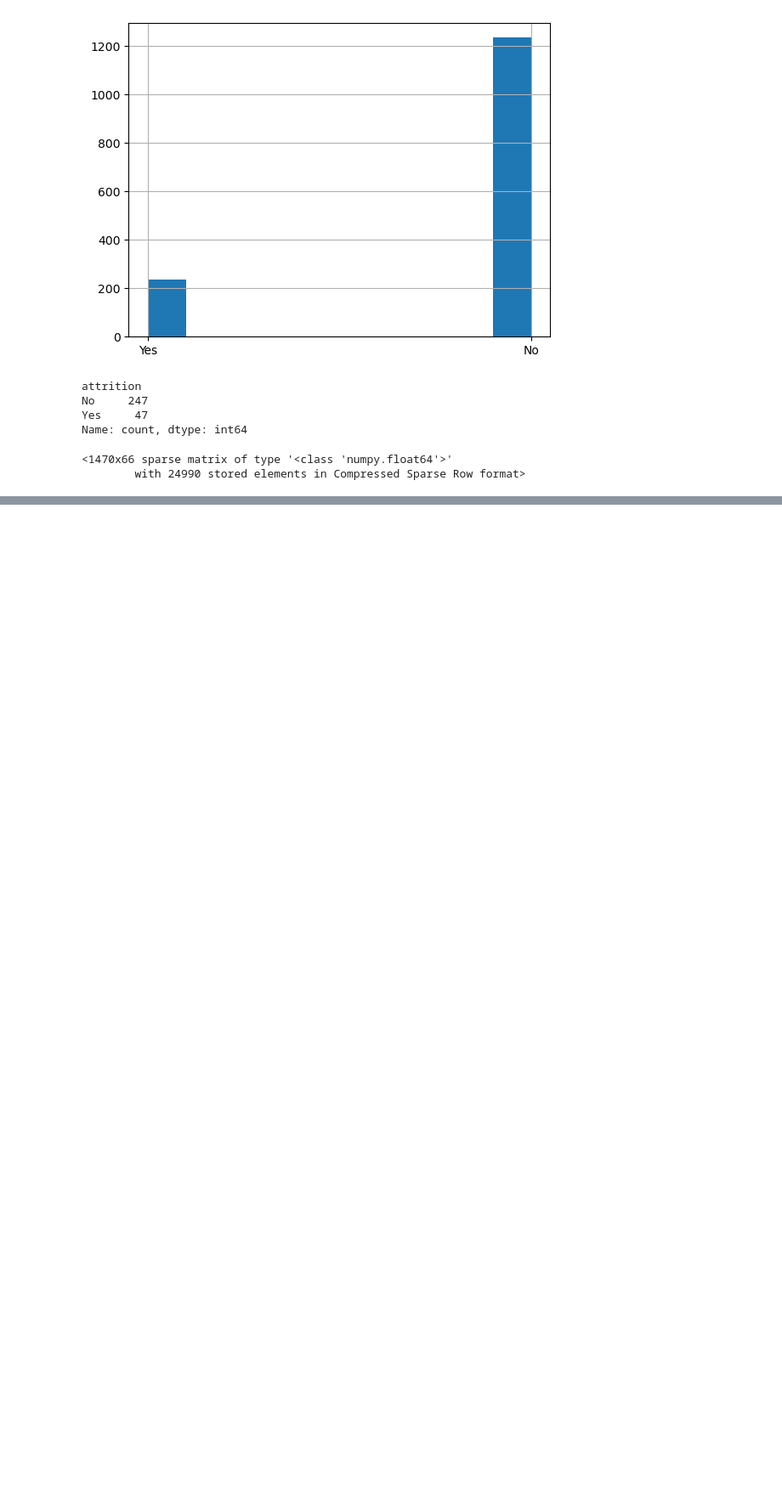
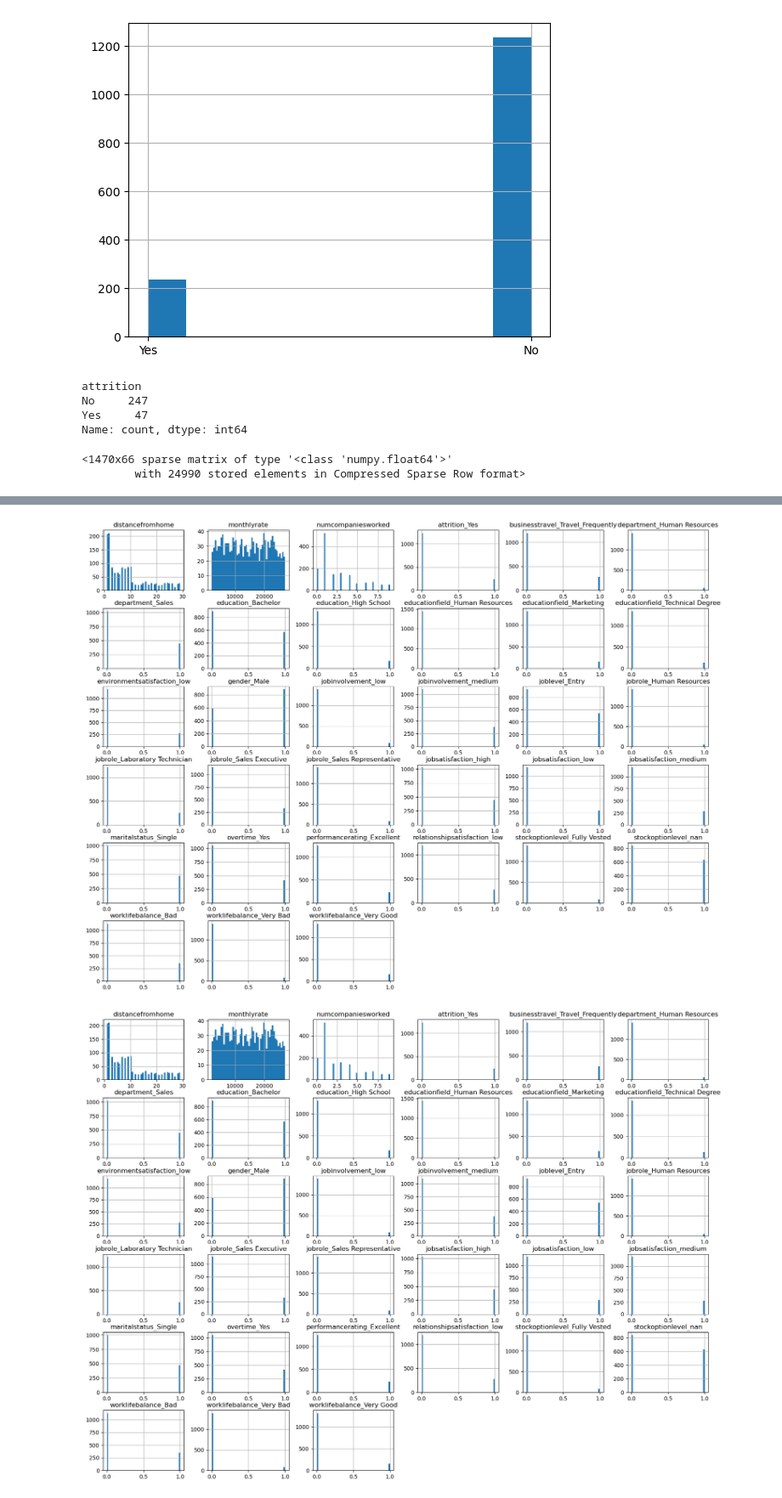
Before and after one commit to Altsb22/Employee_Retention, a Jupyter notebook: Individual Dataset Training/Dataset_IBM.ipynb, the cells around one changed output, grey strips where cells are left out. Shown at 85% size. Cells and saved outputs as stored; diff of their text form; code cells hidden in the pictures; blank space fills up the shorter version.

```diff
--- a/Individual Dataset Training/Dataset_IBM.ipynb
+++ b/Individual Dataset Training/Dataset_IBM.ipynb
@@ -188,13 +190,0 @@ Name: attrition, Length: 81, dtype: float64
-# %%
-# Define a threshold for weak correlation
-threshold = 0.1
-
-# Get the correlation values for 'attrition'
-attrition_corr = corr_matrix['attrition']
-
-# Identify columns with weak correlation
-weakly_correlated_columns = attrition_corr[abs(attrition_corr) < threshold].index.tolist()
-
-# Print the weakly correlated columns
-print("Columns not strongly correlated with attrition:")
-print(weakly_correlated_columns)
@@ -224,0 +191,13 @@ Name: attrition, Length: 81, dtype: float64
+# %%
+# Get the correlation values for 'attrition'
+if 'attrition_Yes' in corr_matrix.columns:
+	attrition_corr = corr_matrix['attrition_Yes']
+else:
+	raise KeyError("The column 'attrition_Yes' does not exist in the correlation matrix. Please check the column names.")
+
+# Identify columns negatively correlated with 'attrition'
+negatively_correlated_columns = attrition_corr[attrition_corr < 0].index.tolist()
+
+# Print the negatively correlated columns
+print("Columns negatively correlated with attrition (Yes):")
+print(negatively_correlated_columns)
@@ -224,0 +207,10 @@ Name: attrition, Length: 81, dtype: float64
+# %%
+# Filter the columns to drop only those that exist in the DataFrame
+columns_to_drop = [col for col in negatively_correlated_columns if col in ibm_data_encoded.columns]
+
+# Drop the negatively correlated columns from the DataFrame
+ibm_data_encoded.drop(columns=columns_to_drop, inplace=True)
+
+# Verify the updated DataFrame
+print("Updated DataFrame after dropping negatively correlated columns:")
+print(ibm_data_encoded.head())
@@ -224,0 +255,10 @@ Name: attrition, Length: 81, dtype: float64
+# %%
+#let's clean up the columns a little bit more
+ibm_data_encoded.drop(columns=['attrition'], inplace=True) #we are focused on the yes or no answers that were created with Onehot.
+# %%
+#let's visualize the new variables and see if there are any that can be dropped or combined with others.
+ibm_data_encoded.hist(bins=50, figsize=(20, 15))
+plt.show()
+# %% [output]
+[figure, added]
+[figure, added]
```
Also changed, not shown: parts of 7 cells of this notebook.
